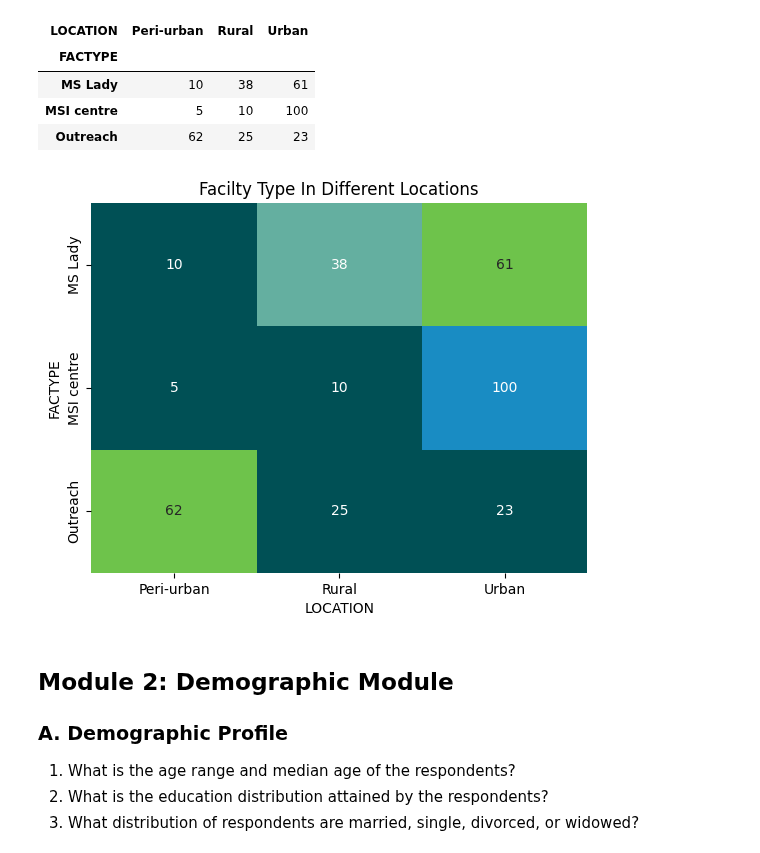
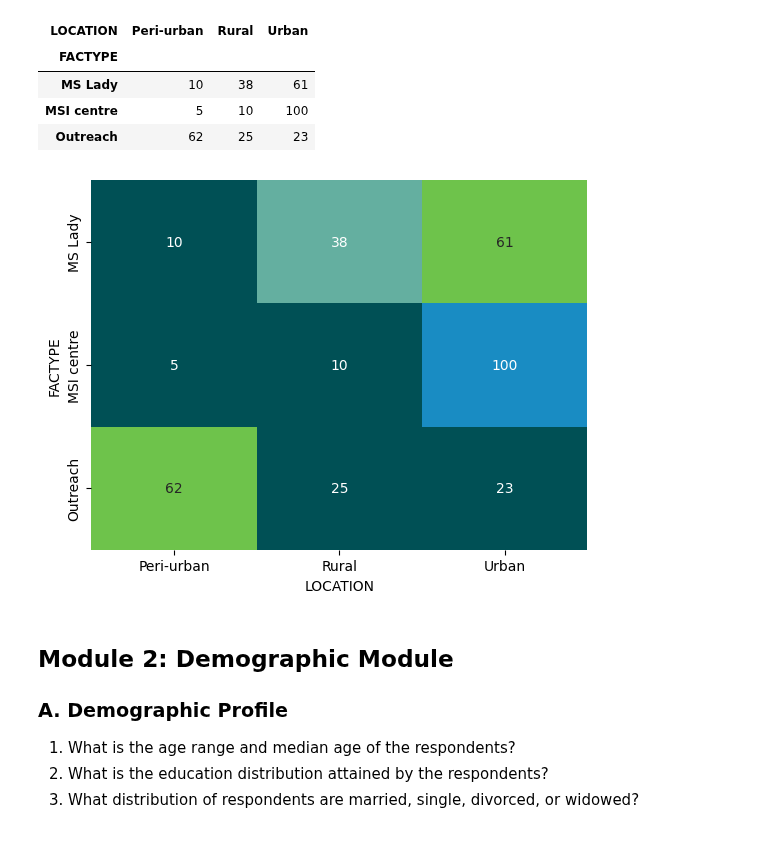
Before and after one commit to Mirwais-Farahi/MSIHealthServiceAnalytics, a Jupyter notebook: notebooks/03_Descriptive_Analysis.ipynb, the cells around one changed output. Cells and saved outputs as stored; diff of their text form; code cells hidden in the pictures.

```diff
--- a/notebooks/03_Descriptive_Analysis.ipynb
+++ b/notebooks/03_Descriptive_Analysis.ipynb
@@ -174,10 +205,10 @@ common_location_type
 # %%
 #heatmap for visualization of above table
 sns.heatmap(common_location_type, annot=True, cmap=colors, fmt='d', cbar=False)
-plt.title("Facilty Type In Different Locations")
+#plt.title("Facilty Type in Different Locations")
 plt.show()
 # %% [output]
-[figure, old version]
+[figure, new version]
 # %% [markdown]
 ## Module 2: Demographic Module
 ### A. Demographic Profile
```
Also changed, not shown: parts of 16 cells of this notebook.
